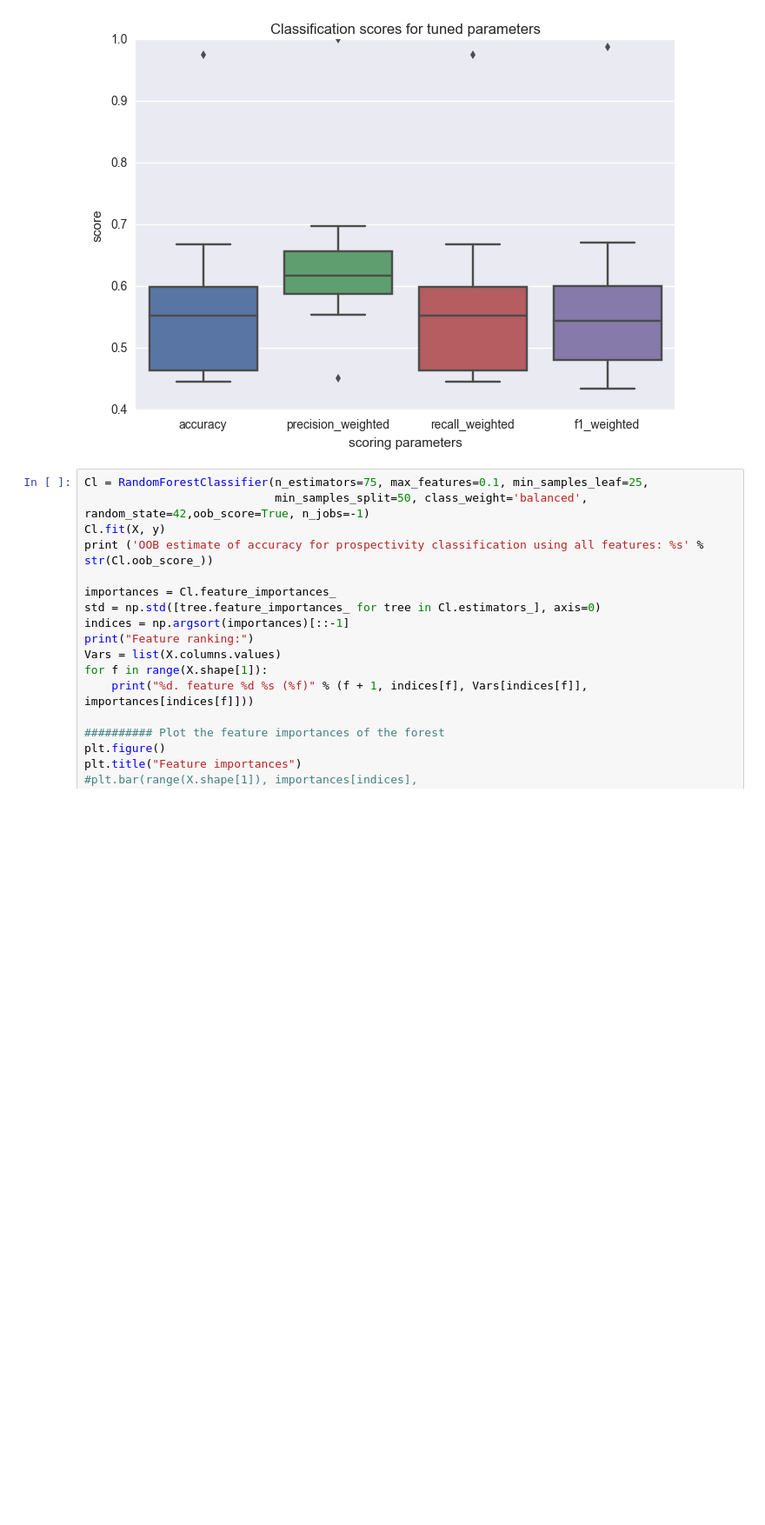
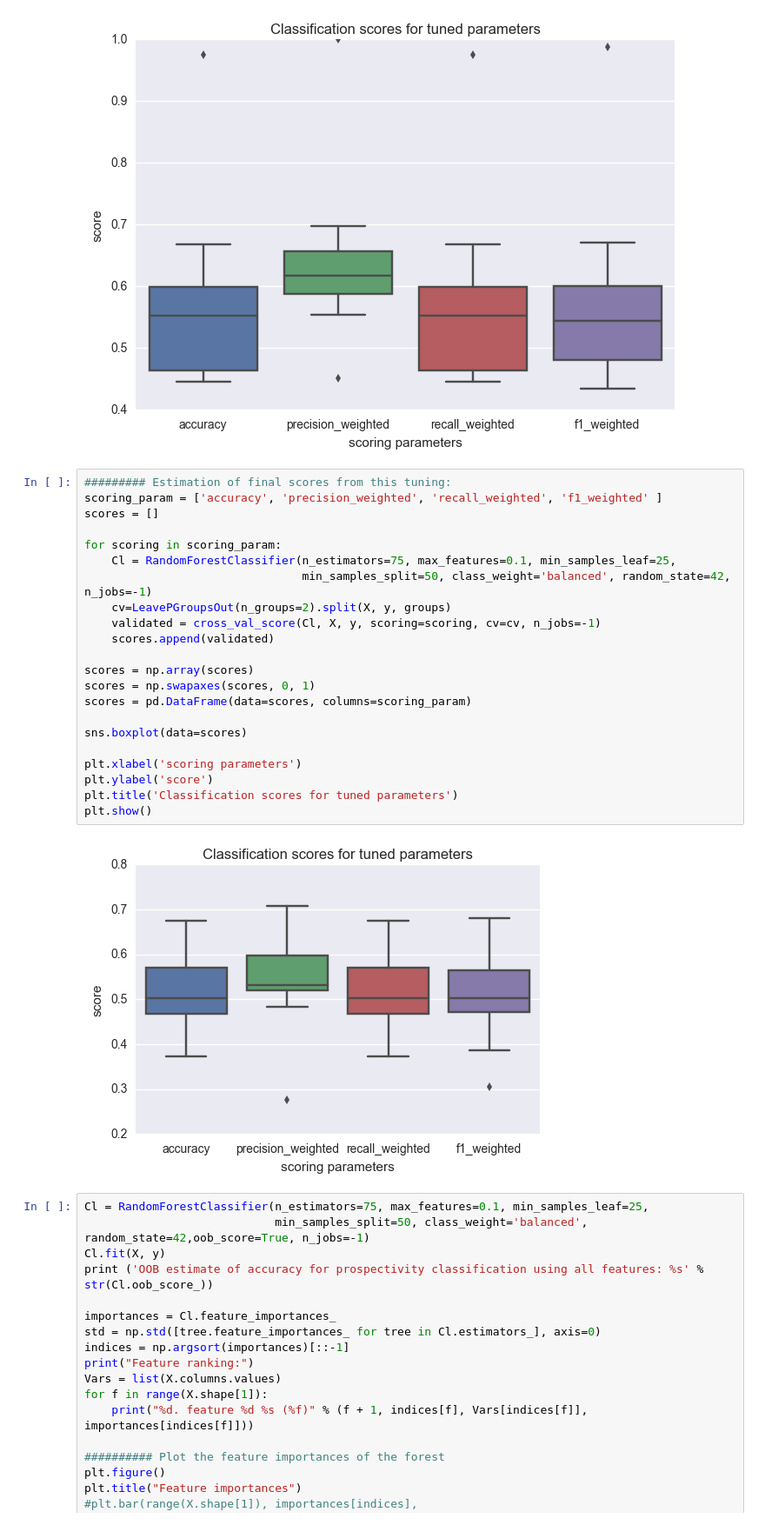
Before and after one commit to lperozzi/2016-ml-contest_liamlearn, a Jupyter notebook: Feature_engineering_data_mining_all_variables_together.ipynb, the cells around one changed output. Shown at 87% size. Cells and saved outputs as stored; diff of their text form; blank space fills up the shorter version.

```diff
--- a/Feature_engineering_data_mining_all_variables_together.ipynb
+++ b/Feature_engineering_data_mining_all_variables_together.ipynb
@@ -825,6 +825,30 @@ plt.title('Classification scores for tuned parameters')
 plt.show()
 # %% [output]
 [figure]
+# %%
+######### Estimation of final scores from this tuning:
+scoring_param = ['accuracy', 'precision_weighted', 'recall_weighted', 'f1_weighted' ]
+scores = []
+
+for scoring in scoring_param:
+    Cl = RandomForestClassifier(n_estimators=75, max_features=0.1, min_samples_leaf=25,
+                                min_samples_split=50, class_weight='balanced', random_state=42, n_jobs=-1)
+    cv=LeavePGroupsOut(n_groups=2).split(X, y, groups)
+    validated = cross_val_score(Cl, X, y, scoring=scoring, cv=cv, n_jobs=-1)
+    scores.append(validated)
+
+scores = np.array(scores)
+scores = np.swapaxes(scores, 0, 1)
+scores = pd.DataFrame(data=scores, columns=scoring_param)
+
+sns.boxplot(data=scores)
+
+plt.xlabel('scoring parameters')
+plt.ylabel('score')
+plt.title('Classification scores for tuned parameters')
+plt.show()
+# %% [output]
+[figure, added]
 # %%
 Cl = RandomForestClassifier(n_estimators=75, max_features=0.1, min_samples_leaf=25,
                             min_samples_split=50, class_weight='balanced', random_state=42,oob_score=True, n_jobs=-1)
```
Also changed, not shown: parts of 1 cell of this notebook, 4 other files.
